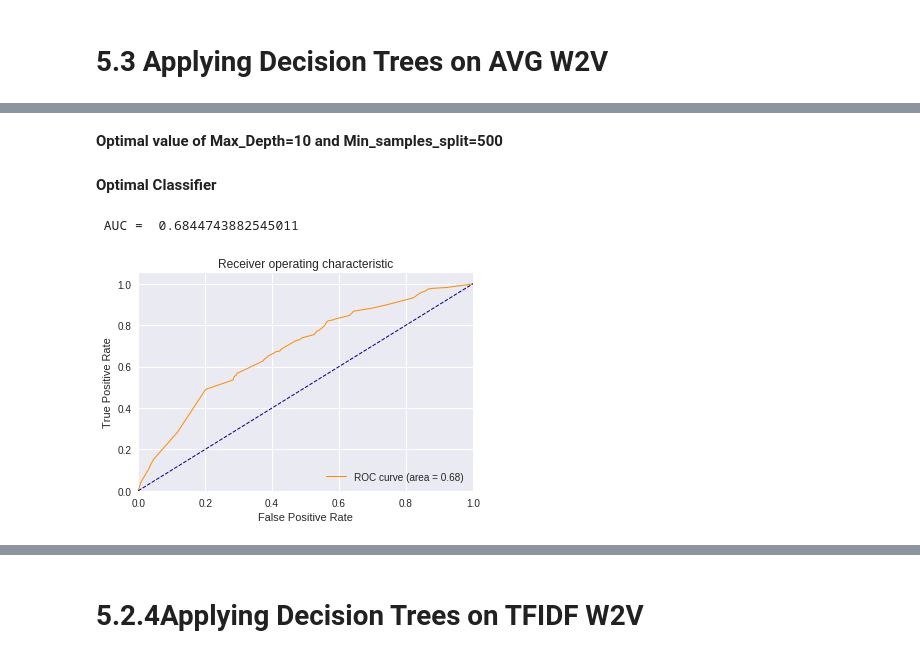
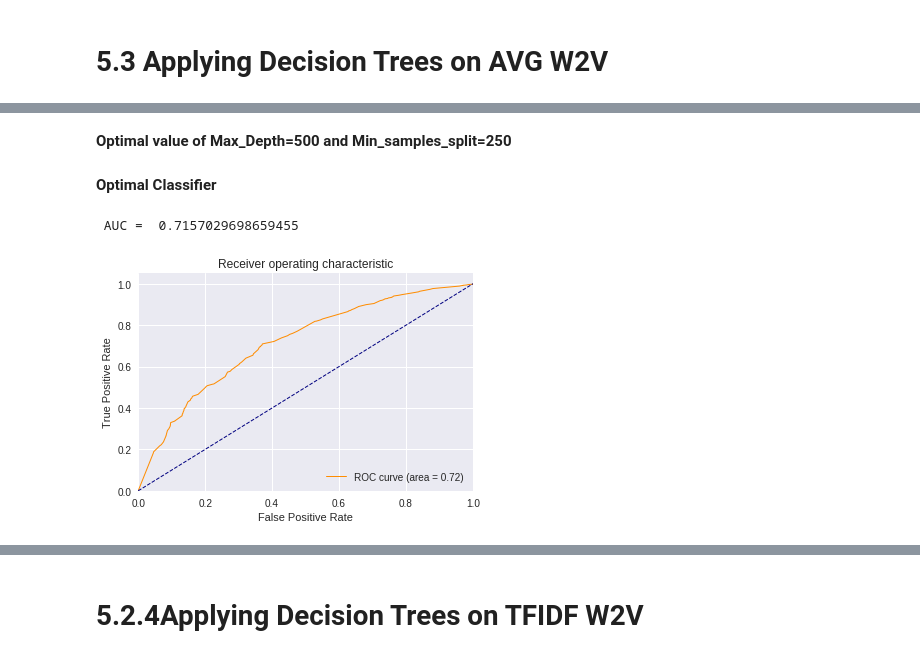
Before and after one commit to mitesh98/Amazon-Fine-Food-Review, a Jupyter notebook: DecisionTree.ipynb, the cells around one changed output, grey strips where cells are left out. Saved outputs shown, nothing was run; the diff lists cells and outputs as text; code cells hidden in the pictures.

```diff
--- a/DecisionTree.ipynb
+++ b/DecisionTree.ipynb
@@ -686,8 +664,8 @@ Image('tree.png',width=1000,height=500)
 # %% [markdown]
 # [5.2] Applying Decision Trees on TFIDF,
 # %%
-Depth=[1, 5, 10, 50, 100, 500]
-Min_samples_split=[5, 10, 100, 500,1000]
+Depth=[1, 5, 10, 50,100]
+Min_samples_split=[5, 10, 100,500]
 # %% [markdown]
 **Simple Cross Validation**
 # %%
@@ -836,32 +810,27 @@ Image('tree.png',width=1000,height=500)
 # %% [markdown]
 # 5.3 Applying Decision Trees on AVG W2V
 # %%
-Depth=[1, 5, 10, 50, 100, 500, 1000]
+Depth=[1, 5, 10, 50, 100, 500]
 Min_samples_split=[5, 10, 100, 500]
+# %%
+y_Train=final_sorted_time['Score'][0:70000]
+y_train=final_sorted_time['Score'][0:49000]
+y_cv=final_sorted_time['Score'][49000:70000]
+y_test=final_sorted_time['Score'][70000:100000]
 # %%
-for d in Depth:
-  AUC_training=[]
-  AUC_cv=[]
+AUC_training=[]
+AUC_cv=[]
+for d in tqdm(Depth):
   for m in Min_samples_split:
     clf=DecisionTreeClassifier(criterion='gini',min_samples_split=m,max_depth=d)
     clf.fit(sent_vectors, y_train)
 
     #Training Data
-    y_predict_train=clf.predict_proba(sent_vectors)
-    fpr,tpr,thresholds=roc_curve(y_train,y_predict_train[:,1])
-    AUC_training.append(metrics.auc(fpr,tpr))
+    y_predict_train=clf.predict_proba(sent_vectors)[:,1]
+    auc=roc_auc_score(y_train,y_predict_train)
+    AUC_training.append(auc)
 
     #CV Curve
     y_predict_cv=clf.predict_proba(sent_vectors_cv)[:,1]
-    fpr, tpr, thresholds = roc_curve(y_cv,y_predict_cv)
-    AUC_cv.append(metrics.auc(fpr, tpr))
-
-  #Plotting Graph
-
-  plt.plot(Min_samples_split,AUC_training,label='Training')
-  plt.plot(Min_samples_split,AUC_cv,label="CV")
-  plt.ylabel('AUC')
-  plt.xlabel('Min_samples_split')
-  plt.title('For depth %d'%d)
-  plt.legend()
-  plt.show()
+    auc = roc_auc_score(y_cv,y_predict_cv)
+    AUC_cv.append(auc)
@@ -876,28 +855,28 @@ for d in Depth:
 # %% [markdown]
-**Optimal value of Max_Depth=10  and Min_samples_split=500**
+**Optimal value of Max_Depth=500  and Min_samples_split=250**
 # %% [markdown]
 **Optimal Classifier**
 # %%
-clf=DecisionTreeClassifier(criterion='gini',min_samples_split=500,max_depth=10)
+clf=DecisionTreeClassifier(criterion='gini',min_samples_split=250,max_depth=500)
 clf.fit(sent_vectors,y_train)
 y_pred=clf.predict_proba(sent_vectors_test)[:,1]
  #Drawing ROC curve
 fpr, tpr, thresholds = roc_curve(y_test,y_pred)
 roc_auc =metrics. auc(fpr, tpr)
 print(' AUC = ',metrics.auc(fpr, tpr))
 plt.figure()
 plt.plot(fpr, tpr, color='darkorange', lw=1, label='ROC curve (area = %0.2f)' % roc_auc)
 plt.plot([0, 1], [0, 1], color='navy', lw=1, linestyle='--')
 plt.xlim([0.0, 1.0])
 plt.ylim([0.0, 1.05])
 plt.xlabel('False Positive Rate')
 plt.ylabel('True Positive Rate')
 plt.title('Receiver operating characteristic')
 plt.legend(loc="lower right")
 plt.show()
 # %% [output]
- AUC =  0.6844743882545011
+ AUC =  0.7157029698659455
-[figure, old version]
+[figure, new version]
 # %%
 #CONFUSION MATRICES
 y_pred=clf.predict(sent_vectors_test)
```
Also changed, not shown: parts of 38 cells of this notebook.
